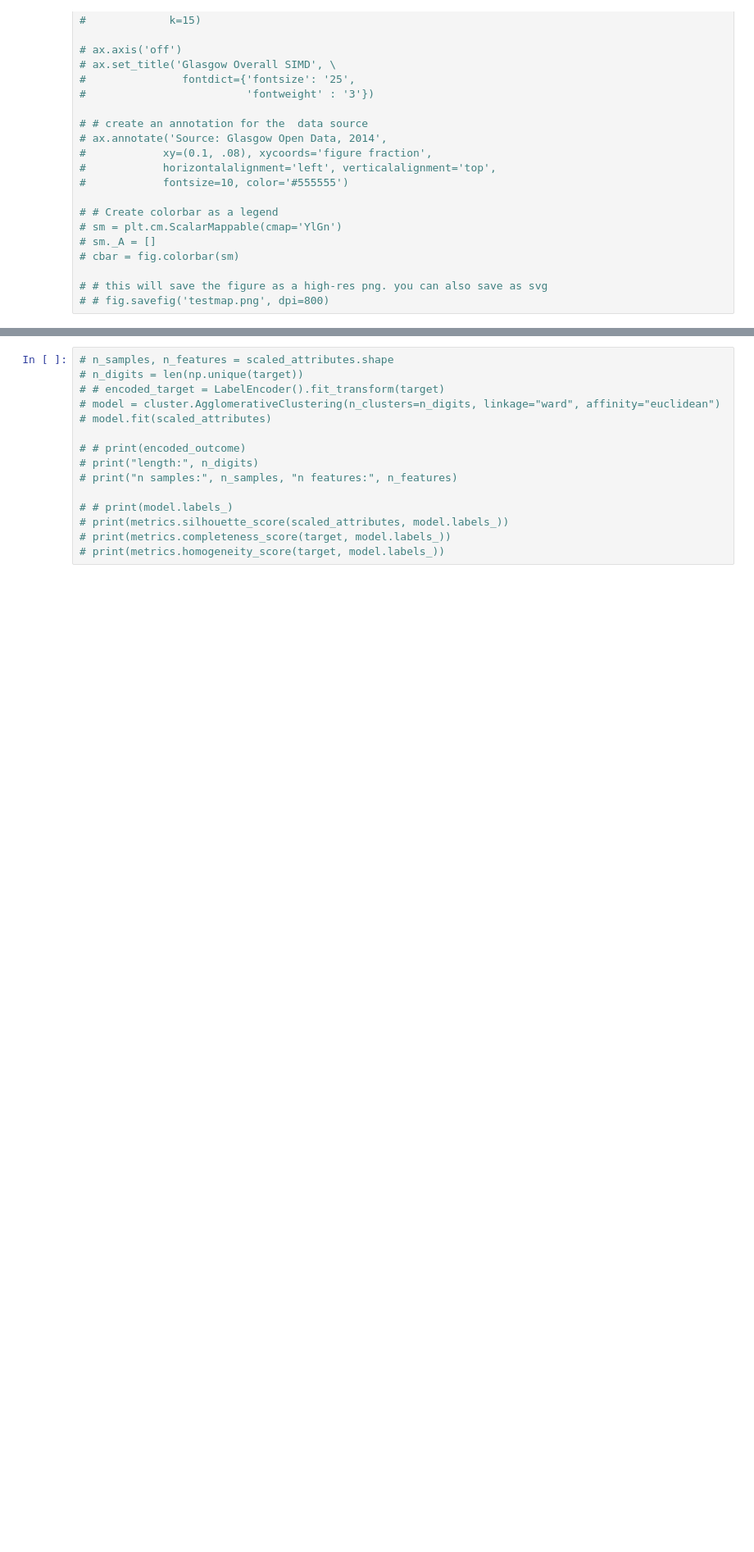
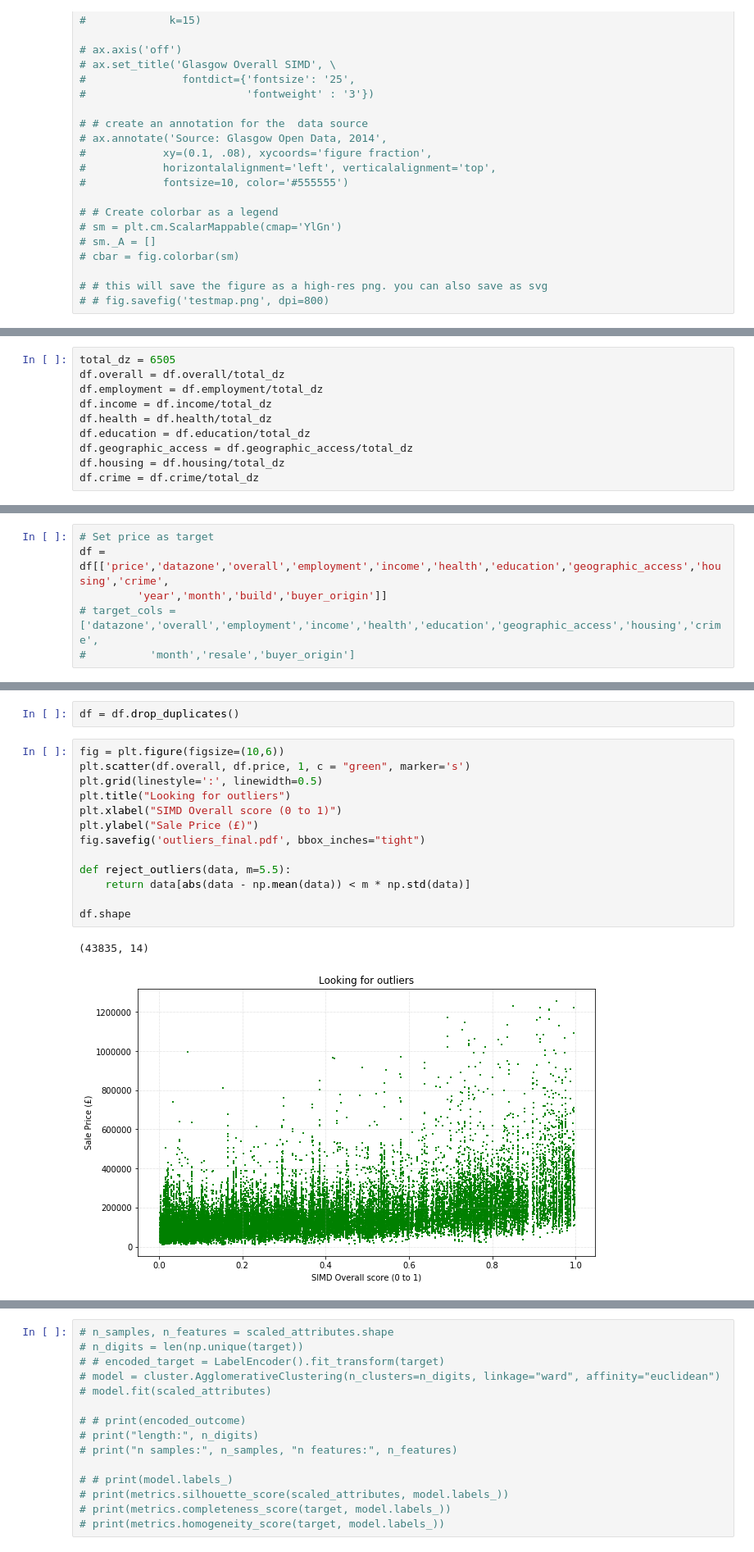
Before and after one commit to dathpo/Glasgow-Housing-Price-Prediction, a Jupyter notebook: Glasgow Housing Price Prediction.ipynb, the cells around one changed output, grey strips where cells are left out. Shown at 82% size. Cells and saved outputs as stored; diff of their text form; blank space fills up the shorter version.

```diff
--- a/Glasgow Housing Price Prediction.ipynb
+++ b/Glasgow Housing Price Prediction.ipynb
@@ -401,0 +440,10 @@ fig.savefig('pca_components_variance.pdf', bbox_inches="tight")
+# %%
+total_dz = 6505
+df.overall = df.overall/total_dz
+df.employment = df.employment/total_dz
+df.income = df.income/total_dz
+df.health = df.health/total_dz
+df.education = df.education/total_dz
+df.geographic_access = df.geographic_access/total_dz
+df.housing = df.housing/total_dz
+df.crime = df.crime/total_dz
@@ -401,0 +478,6 @@ fig.savefig('pca_components_variance.pdf', bbox_inches="tight")
+# %%
+# Set price as target
+df = df[['price','datazone','overall','employment','income','health','education','geographic_access','housing','crime',
+         'year','month','build','buyer_origin']]
+# target_cols = ['datazone','overall','employment','income','health','education','geographic_access','housing','crime',
+#          'month','resale','buyer_origin']
@@ -401,0 +492,18 @@ fig.savefig('pca_components_variance.pdf', bbox_inches="tight")
+# %%
+df = df.drop_duplicates()
+# %%
+fig = plt.figure(figsize=(10,6))
+plt.scatter(df.overall, df.price, 1, c = "green", marker='s')
+plt.grid(linestyle=':', linewidth=0.5)
+plt.title("Looking for outliers")
+plt.xlabel("SIMD Overall score (0 to 1)")
+plt.ylabel("Sale Price (£)")
+fig.savefig('outliers_final.pdf', bbox_inches="tight")
+
+def reject_outliers(data, m=5.5):
+    return data[abs(data - np.mean(data)) < m * np.std(data)]
+
+df.shape
+# %% [output]
+(43835, 14)
+[figure, added]
```
Also changed, not shown: parts of 75 cells of this notebook, 13 other files.
